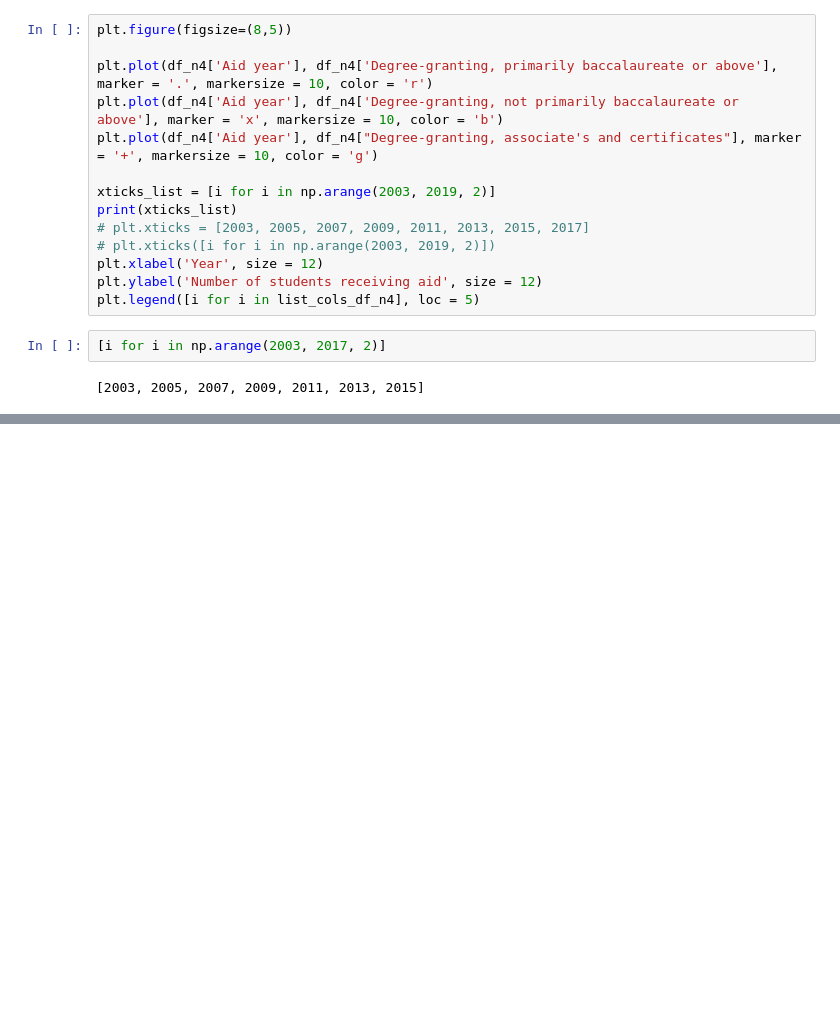
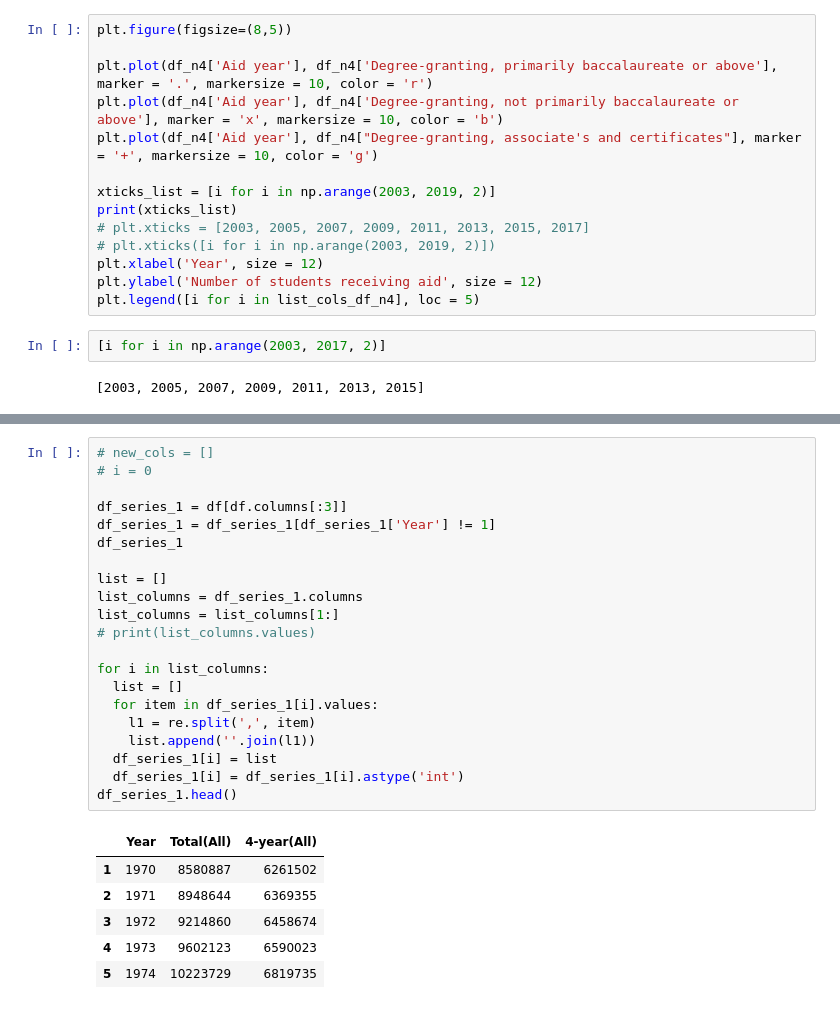
Before and after one commit to Vineet2107/HSO201_CourseProject, a Jupyter notebook: HSO_Arush.ipynb, the cells around one changed output, grey strips where cells are left out. Cells and saved outputs as stored; diff of their text form; blank space fills up the shorter version.

```diff
--- a/HSO_Arush.ipynb
+++ b/HSO_Arush.ipynb
@@ -552,0 +587,28 @@ plt.legend([i for i in list_cols_df_n4], loc = 5)
+# %%
+# new_cols = []
+# i = 0
+
+df_series_1 = df[df.columns[:3]]
+df_series_1 = df_series_1[df_series_1['Year'] != 1]
+df_series_1
+
+list = []
+list_columns = df_series_1.columns
+list_columns = list_columns[1:]
+# print(list_columns.values)
+
+for i in list_columns:
+  list = []
+  for item in df_series_1[i].values:
+    l1 = re.split(',', item)
+    list.append(''.join(l1))
+  df_series_1[i] = list
+  df_series_1[i] = df_series_1[i].astype('int')
+df_series_1.head()
+# %% [output]
+|  | Year | Total(All) | 4-year(All) |
+| 1 | 1970 | 8580887 | 6261502 |
+| 2 | 1971 | 8948644 | 6369355 |
+| 3 | 1972 | 9214860 | 6458674 |
+| 4 | 1973 | 9602123 | 6590023 |
+| 5 | 1974 | 10223729 | 6819735 |
```
Also changed, not shown: parts of 12 cells of this notebook.
